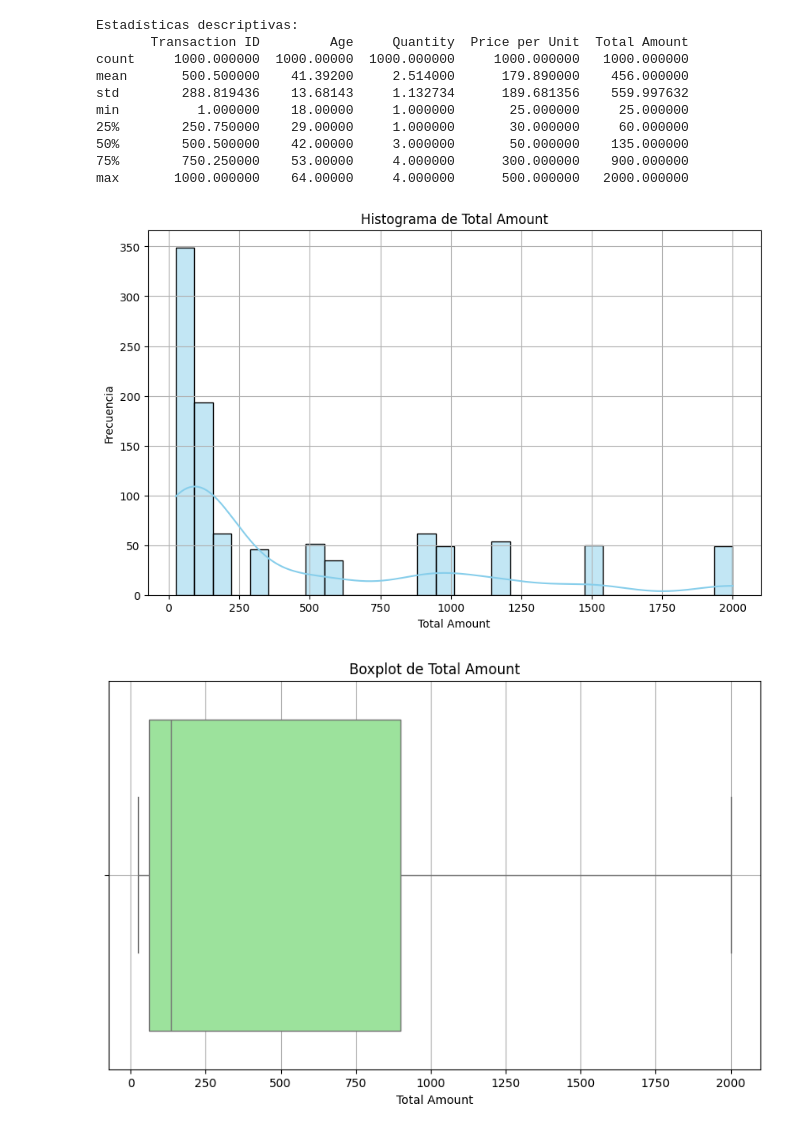
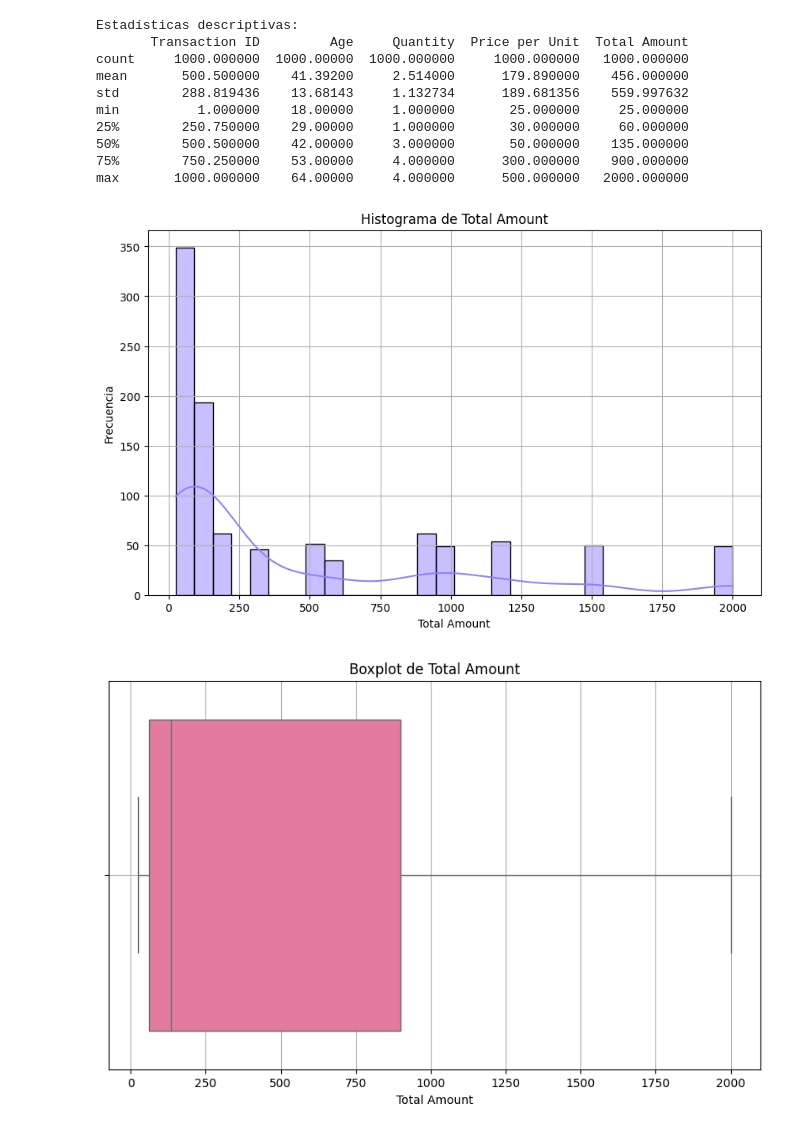
Before and after one commit to aemorel/Proyecto_1, a Jupyter notebook: Parte_4/EDA_Visualización.ipynb, the cells around one changed output. Cells and saved outputs as stored; diff of their text form; code cells hidden in the pictures.

```diff
--- a/Parte_4/EDA_Visualización.ipynb
+++ b/Parte_4/EDA_Visualización.ipynb
@@ -34,7 +34,7 @@ print(datos.describe())
 # 3. Visualización
 # 3.1 Histograma de Total Amount
 plt.figure(figsize=(10, 6))
-sns.histplot(datos['Total Amount'], bins=30, kde=True, color='skyblue')
+sns.histplot(datos['Total Amount'], bins=30, kde=True, color='#9080ff')
 plt.title('Histograma de Total Amount')
 plt.xlabel('Total Amount')
 plt.ylabel('Frecuencia')
@@ -43,7 +43,7 @@ plt.show()
 
 # 3.2 Boxplot de Total Amount
 plt.figure(figsize=(10, 6))
-sns.boxplot(x=datos['Total Amount'], color='lightgreen')
+sns.boxplot(x=datos['Total Amount'], color='#f46a9b')
 plt.title('Boxplot de Total Amount')
 plt.xlabel('Total Amount')
 plt.grid()
@@ -57,7 +57,7 @@ datos['Date'] = pd.to_datetime(datos['Date'])
 ventas_diarias = datos.groupby('Date')['Total Amount'].sum().reset_index()
 
 plt.figure(figsize=(14, 7))
-plt.plot(ventas_diarias['Date'], ventas_diarias['Total Amount'], marker='o', linestyle='-')
+plt.plot(ventas_diarias['Date'], ventas_diarias['Total Amount'], marker='o', linestyle='-', color='#9080ff')
 plt.title('Tendencia de Ventas Diarias')
 plt.xlabel('Fecha')
 plt.ylabel('Total Amount')
@@ -67,7 +67,7 @@ plt.show()
 
 # 3.4 Gráfico de dispersión entre Price per Unit y Total Amount
 plt.figure(figsize=(10, 6))
-sns.scatterplot(data=datos, x='Price per Unit', y='Total Amount', hue='Product Category', alpha=0.7)
+sns.scatterplot(data=datos, x='Price per Unit', y='Total Amount', hue='Product Category', alpha=0.7, palette='pastel')
 plt.title('Relación entre Price per Unit y Total Amount')
 plt.xlabel('Price per Unit')
 plt.ylabel('Total Amount')
@@ -76,34 +76,34 @@ plt.legend()
 plt.show()
 
 # 3.5 Combinación de histogramas y boxplots
 # Crear una figura y un conjunto de ejes
 fig, axes = plt.subplots(1, 2, figsize=(12, 6))
 
 # Histograma
-sns.histplot(datos['Total Amount'], bins=30, kde=True, color='skyblue', ax=axes[0], label='Histograma')
+sns.histplot(datos['Total Amount'], bins=30, kde=True, color='#9080ff', ax=axes[0], label='Histograma')
 axes[0].set_title('Distribución de Total Amount (Histograma)')
 axes[0].set_xlabel('Total Amount')
 axes[0].set_ylabel('Frecuencia')
 axes[0].legend()
 
 # Boxplot
-sns.boxplot(x=datos['Total Amount'], ax=axes[1], color='lightgreen')
+sns.boxplot(x=datos['Total Amount'], ax=axes[1], color='#f46a9b')
 axes[1].set_title('Distribución de Total Amount (Boxplot)')
 axes[1].set_xlabel('Total Amount')
 
 # Ajustar la disposición
 plt.tight_layout()
 plt.show()
 # %% [output]
 Estadísticas descriptivas:
        Transaction ID         Age     Quantity  Price per Unit  Total Amount
 count     1000.000000  1000.00000  1000.000000     1000.000000   1000.000000
 mean       500.500000    41.39200     2.514000      179.890000    456.000000
 std        288.819436    13.68143     1.132734      189.681356    559.997632
 min          1.000000    18.00000     1.000000       25.000000     25.000000
 25%        250.750000    29.00000     1.000000       30.000000     60.000000
 50%        500.500000    42.00000     3.000000       50.000000    135.000000
 75%        750.250000    53.00000     4.000000      300.000000    900.000000
 max       1000.000000    64.00000     4.000000      500.000000   2000.000000
-[figure, old version]
+[figure, new version]
-[figure, old version]
+[figure, new version]
```
Also changed, not shown: parts of 2 cells of this notebook.
